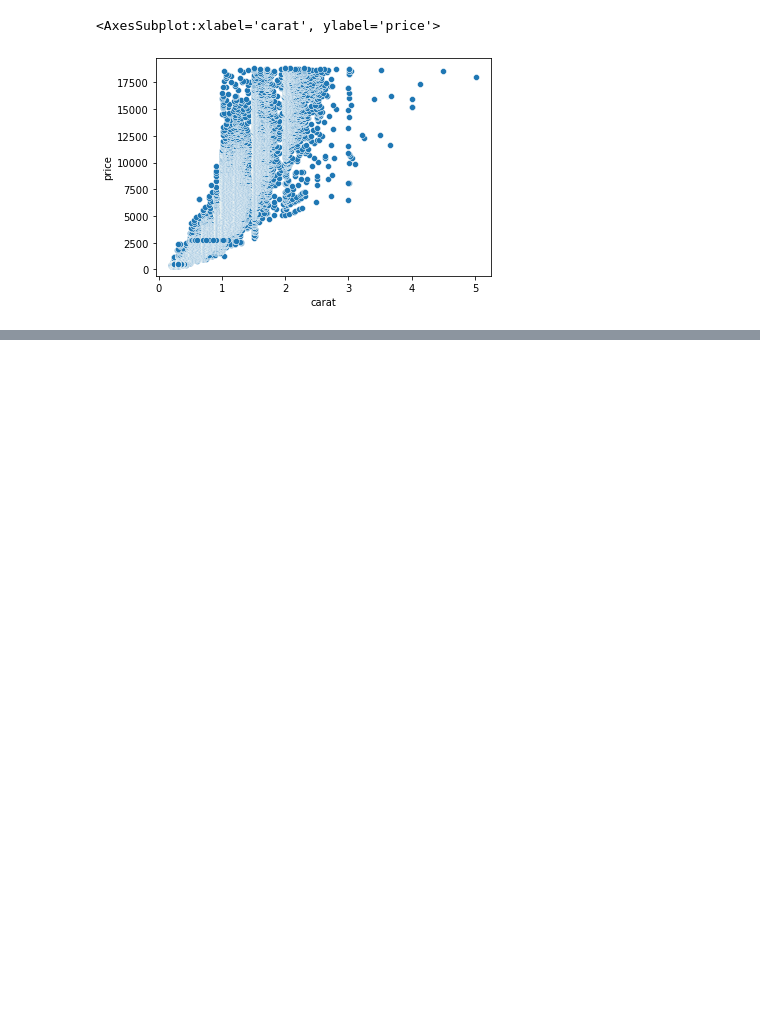
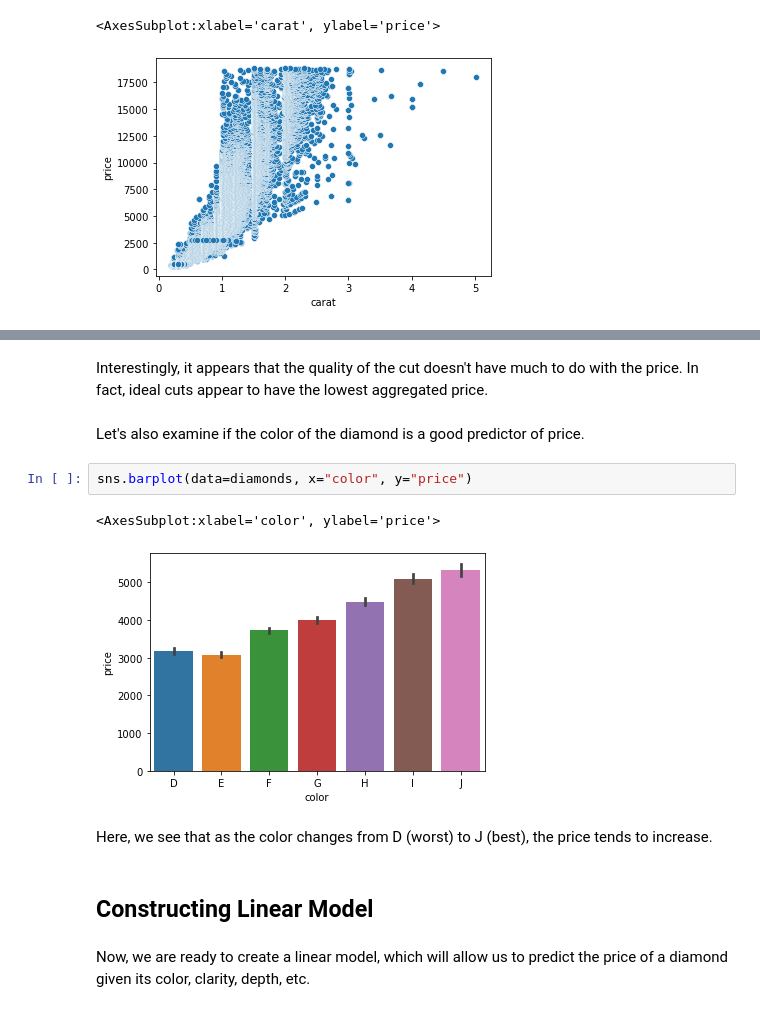
Before and after one commit to ahaldankar-vt/ahaldankar-vt.github.io, a Jupyter notebook: SampleBlog/posts/regression/index.ipynb, the cells around one changed output, grey strips where cells are left out. Saved outputs shown, nothing was run; the diff lists cells and outputs as text; blank space fills up the shorter version.

```diff
--- a/SampleBlog/posts/regression/index.ipynb
+++ b/SampleBlog/posts/regression/index.ipynb
@@ -87,0 +95,15 @@ It seems there is a lot of noise that degrades the quality of the plot. There is
+# %% [markdown]
+Interestingly, it appears that the quality of the cut doesn't have much to do with the price. In fact, ideal cuts appear to have the lowest aggregated price.
+# %% [markdown]
+Let's also examine if the color of the diamond is a good predictor of price.
+# %%
+sns.barplot(data=diamonds, x="color", y="price")
+# %% [output]
+<AxesSubplot:xlabel='color', ylabel='price'>
+[figure, added]
+# %% [markdown]
+Here, we see that as the color changes from D (worst) to J (best), the price tends to increase.
+# %% [markdown]
+## Constructing Linear Model
+# %% [markdown]
+Now, we are ready to create a linear model, which will allow us to predict the price of a diamond given its color, clarity, depth, etc.
```
Also changed, not shown: parts of 3 cells of this notebook.
